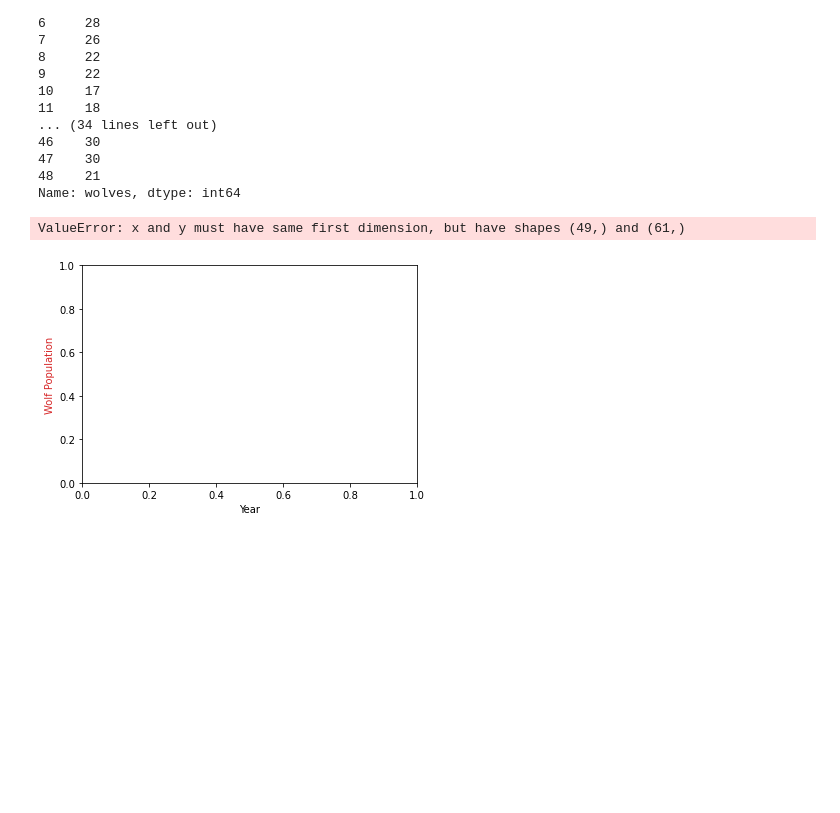
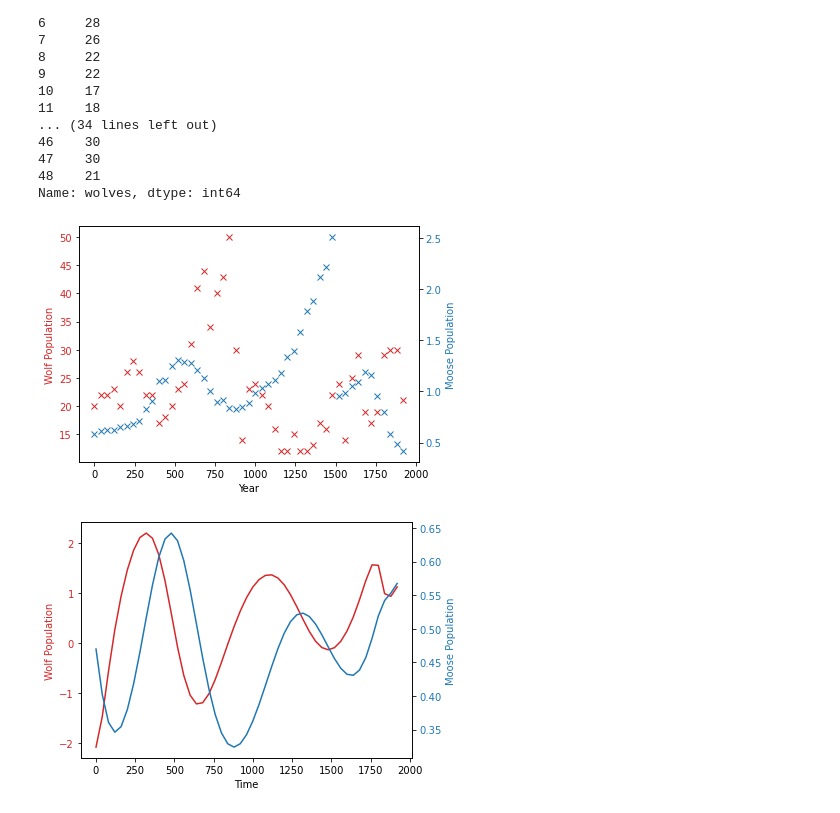
Before and after one commit to siilott/lotka-volterra-wolf-moose, a Jupyter notebook: deterministic-lotka-volterra.ipynb, the cells around one changed output. Saved outputs shown, nothing was run; the diff lists cells and outputs as text; code cells hidden in the pictures; blank space fills up the shorter version.

Commit message:
Generated first model simulation.

```diff
--- a/deterministic-lotka-volterra.ipynb
+++ b/deterministic-lotka-volterra.ipynb
@@ -115,38 +115,38 @@ fig, ax1 = plt.subplots()
 
 ax1.set_xlabel('Year')
 ax1.set_ylabel('Wolf Population', color='tab:red')
-ax1.plot(mod_times, df['wolves'], 'x', color='tab:red', label='Wolves')
+ax1.plot(mod_times, dg['wolves'], 'x', color='tab:red', label='Wolves')
 ax1.tick_params(axis='y', labelcolor='tab:red')
 
 ax2 = ax1.twinx()
 ax2.set_ylabel('Moose Population', color='tab:blue')
-ax2.plot(mod_times, (df['f1'] + df['f2'] +df['f3'])/3, 'x', color='tab:blue', label='Moose')
+ax2.plot(mod_times, (dg['f1'].values + dg['f2'].values +dg['f3'].values)/3, 'x', color='tab:blue', label='Moose')
 ax2.tick_params(axis='y', labelcolor='tab:blue')
 
 fig.tight_layout()
 plt.show()
 
 # Make a model object and run a simulation at arbitrary parameter values
 # times1 = np.linspace(0, 20, 100)
 params = [0.0125, 0.00075, 0.006, 2.0, 2.4, 2.0, 1.0, 16.0, 8.0]
 #init_wolves, init_moose = 5, 30
 #df['wolf'].iloc[0], df['moose'].iloc[0]
 y = m.simulate(params, mod_times)
 
 fig, ax1 = plt.subplots()
 
 ax1.set_xlabel('Time')
 ax1.set_ylabel('Wolf Population', color='tab:red')
 ax1.plot(mod_times, y[:, 0], color='tab:red', label='Wolves')
 ax1.tick_params(axis='y', labelcolor='tab:red')
 
 ax2 = ax1.twinx()
 ax2.set_ylabel('Moose Population', color='tab:blue')
 ax2.plot(mod_times, y[:, 1], color='tab:blue', label='Moose')
 ax2.tick_params(axis='y', labelcolor='tab:blue')
 
 fig.tight_layout()
 plt.show()
 # %% [output]
-ValueError: x and y must have same first dimension, but have shapes (49,) and (61,)
-[figure, old version]
+[figure, new version]
+[figure, added]
```
